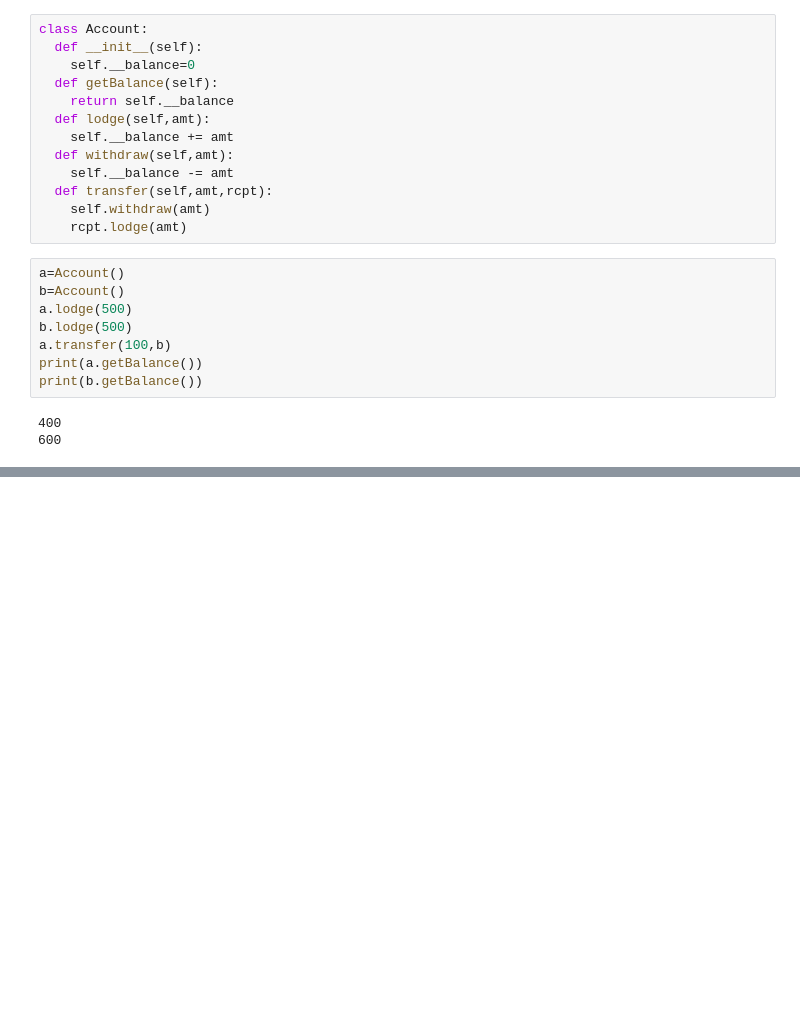
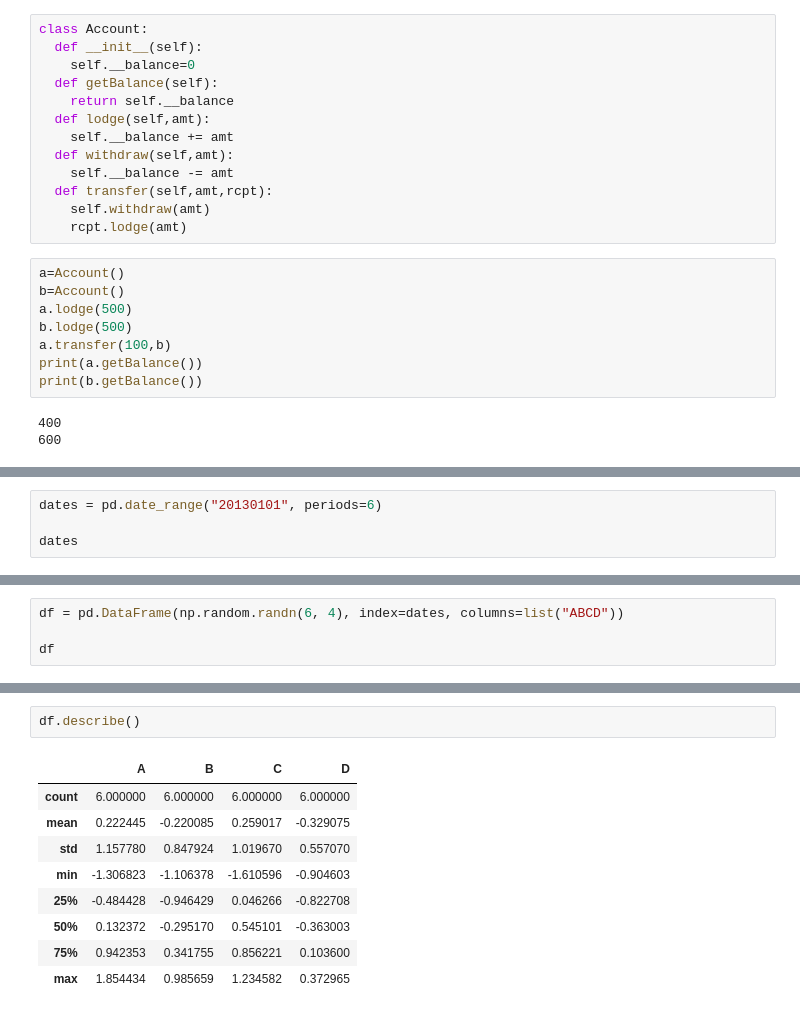
Before and after one commit to saiful-aromax/AroAI, a Jupyter notebook: B9AI108 PP/B9AI108_2223_TMD2.ipynb, the cells around one changed output, grey strips where cells are left out. Saved outputs shown, nothing was run; the diff lists cells and outputs as text; blank space fills up the shorter version.

```diff
--- a/B9AI108 PP/B9AI108_2223_TMD2.ipynb
+++ b/B9AI108 PP/B9AI108_2223_TMD2.ipynb
@@ -735,0 +765,4 @@ print(b.getBalance())
+# %%
+dates = pd.date_range("20130101", periods=6)
+
+dates
@@ -735,0 +773,4 @@ print(b.getBalance())
+# %%
+df = pd.DataFrame(np.random.randn(6, 4), index=dates, columns=list("ABCD"))
+
+df
@@ -735,0 +785,12 @@ print(b.getBalance())
+# %%
+df.describe()
+# %% [output]
+|  | A | B | C | D |
+| count | 6.000000 | 6.000000 | 6.000000 | 6.000000 |
+| mean | 0.222445 | -0.220085 | 0.259017 | -0.329075 |
+| std | 1.157780 | 0.847924 | 1.019670 | 0.557070 |
+| min | -1.306823 | -1.106378 | -1.610596 | -0.904603 |
+| 25% | -0.484428 | -0.946429 | 0.046266 | -0.822708 |
+| 50% | 0.132372 | -0.295170 | 0.545101 | -0.363003 |
+| 75% | 0.942353 | 0.341755 | 0.856221 | 0.103600 |
+| max | 1.854434 | 0.985659 | 1.234582 | 0.372965 |
```
Also changed, not shown: parts of 41 cells of this notebook.
